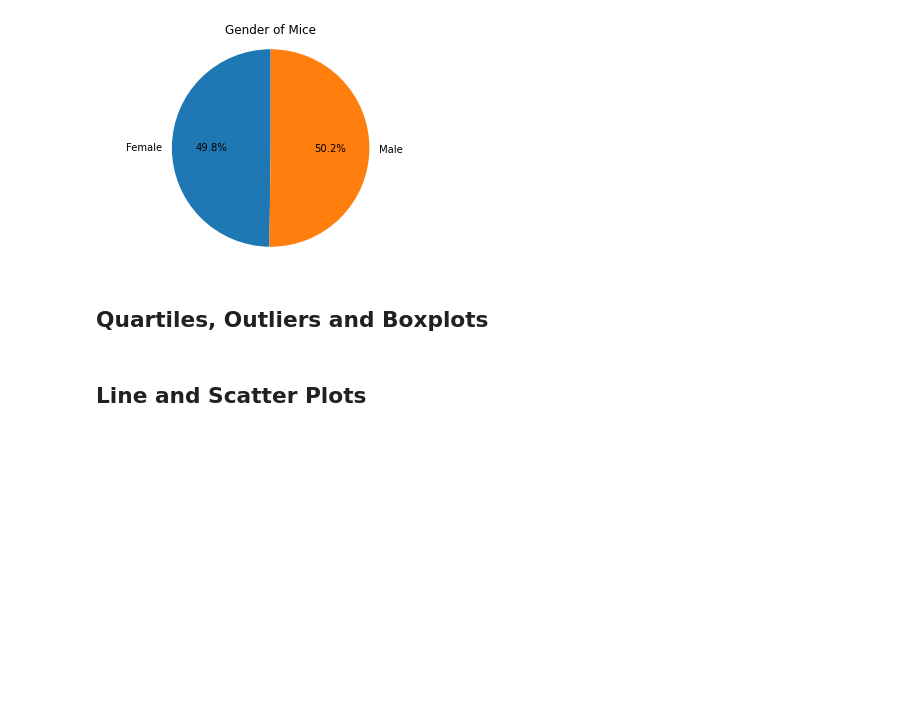
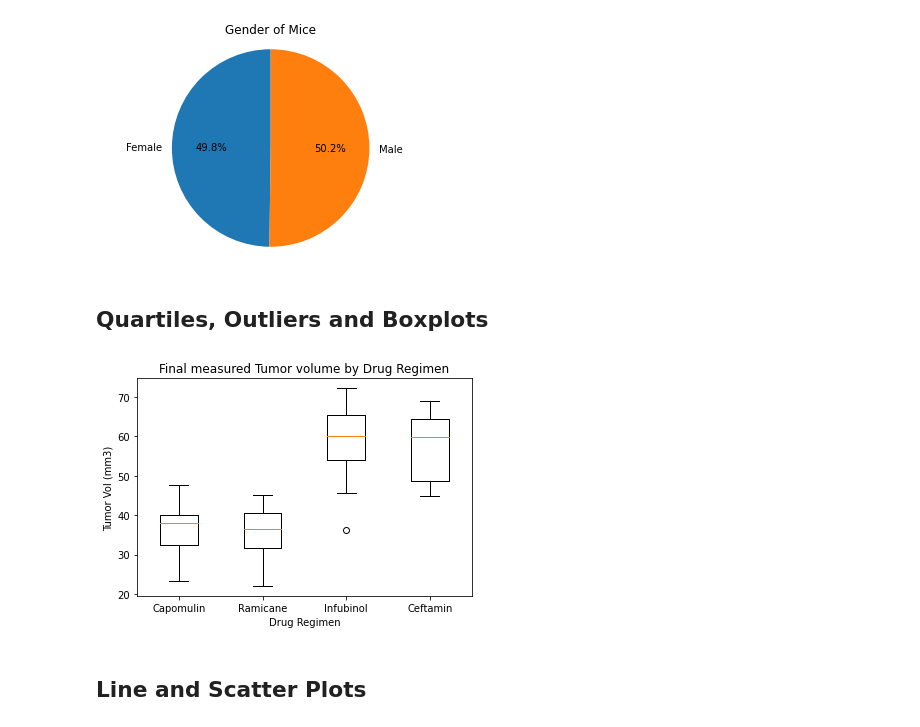
Before and after one commit to perkins228/matplotlib, a Jupyter notebook: Pymaceuticals/pymaceuticals_starter.ipynb, the cells around one changed output. Cells and saved outputs as stored; diff of their text form; code cells hidden in the pictures; blank space fills up the shorter version.

```diff
--- a/Pymaceuticals/pymaceuticals_starter.ipynb
+++ b/Pymaceuticals/pymaceuticals_starter.ipynb
@@ -220,30 +220,47 @@ plt.axis("equal")
 # %%
 # Calculate the final tumor volume of each mouse across four of the treatment regimens:
 # Capomulin, Ramicane, Infubinol, and Ceftamin
-
+treatments = ["Capomulin", "Ramicane", "Infubinol", "Ceftamin"]
 # Start by getting the last (greatest) timepoint for each mouse
-
+last_tp = clean_data.groupby("Mouse ID")['Timepoint'].max()
 
 # Merge this group df with the original dataframe to get the tumor volume at the last timepoint
+time_merge = pd.merge(clean_data, last_tp, on ="Mouse ID", how = "outer")
+tumor_vol = time_merge[time_merge["Timepoint_x"] == time_merge["Timepoint_y"]]
+regimen_vol = tumor_vol.loc[tumor_vol["Drug Regimen"].isin(treatments)]
 # %%
 # Put treatments into a list for for loop (and later for plot labels)
+# Create empty list to fill with tumor vol data (for plotting)
+treatments = ["Capomulin", "Ramicane", "Infubinol", "Ceftamin"]
+tumor_volume = []
 
-
-# Create empty list to fill with tumor vol data (for plotting)
-
+for drug in treatments:
+    vol = regimen_vol.loc[regimen_vol["Drug Regimen"] == drug, ["Tumor Volume (mm3)"]]
+    tumor_volume.append(vol["Tumor Volume (mm3)"])
 
 # Calculate the IQR and quantitatively determine if there are any potential outliers.
+    quartiles = vol["Tumor Volume (mm3)"].quantile([0.25,0.5,0.75])
+    lowerq = quartiles[0.25]
+    upperq = quartiles[0.75]
+    iqr = upperq - lowerq
 
-
-    # Locate the rows which contain mice on each drug and get the tumor volumes
-
-
-    # add subset
 
 
     # Determine outliers using upper and lower bounds
+    lower_bound = lowerq - (1.5* iqr)
+    upper_bound = upperq + (1.5 * iqr)
+
+    outliers = vol.loc[(vol["Tumor Volume (mm3)"] < lower_bound) | (vol["Tumor Volume (mm3)"] > upper_bound)]
+    outliers.head()
 # %%
 # Generate a box plot of the final tumor volume of each mouse across four regimens of interest
+plt.boxplot(tumor_volume, labels = treatments)
+plt.title("Final measured Tumor volume by Drug Regimen")
+plt.xlabel("Drug Regimen")
+plt.ylabel('Tumor Vol (mm3)')
+plt.show()
+# %% [output]
+[figure, added]
 # %% [markdown]
 ## Line and Scatter Plots
 # %%
```
